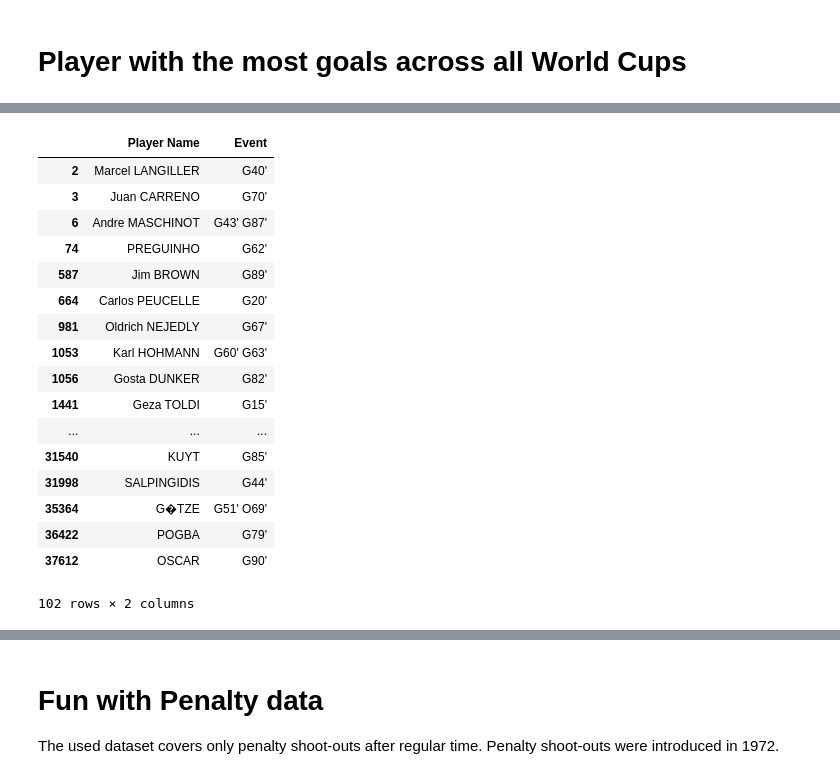
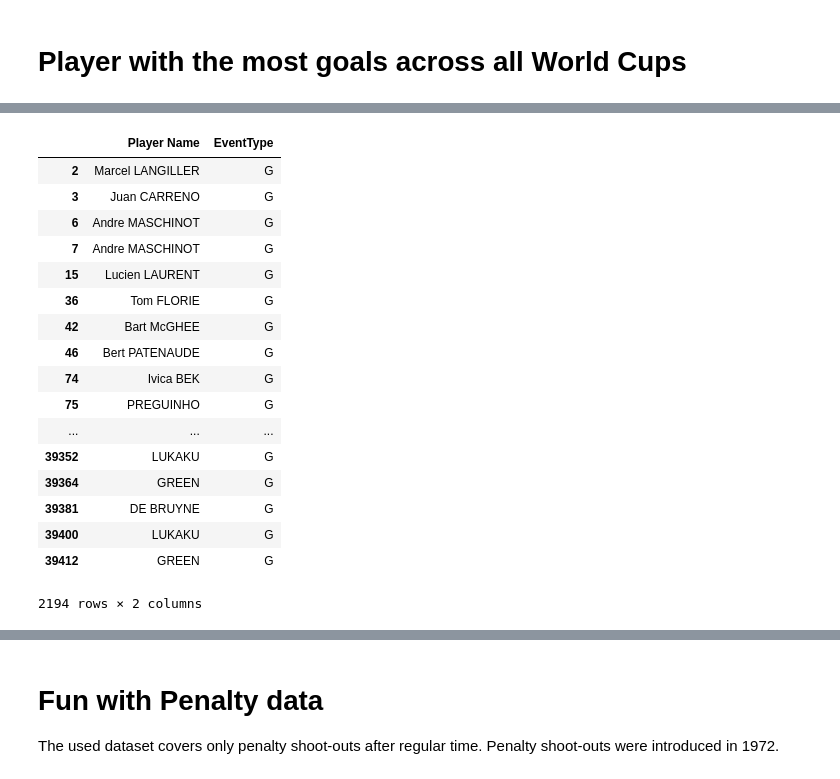
Before and after one commit to bhilprecht/ml-world-championship, a Jupyter notebook: FIFA_WM_Henrik.ipynb, the cells around one changed output, grey strips where cells are left out. Drawn from its saved outputs; the diff is of its cells as text; code cells hidden in the pictures.

```diff
--- a/FIFA_WM_Henrik.ipynb
+++ b/FIFA_WM_Henrik.ipynb
@@ -121,27 +70,30 @@ df_players_goals = df_players_goals[pd.notnull(df_players_goals['Event'])]
 # %%
-# Get only players with goals
-df_players_goals = df_players_goals[df_players_goals.Event.str.contains("G") == True]
-df_players_goals = df_players_goals[df_players_goals.Event.str.contains("P") == False]
-df_players_goals = df_players_goals[df_players_goals.Event.str.contains("I") == False]
-df_players_goals = df_players_goals[df_players_goals.Event.str.contains("Y") == False]
-df_players_goals = df_players_goals[df_players_goals.Event.str.contains("R") == False]
-df_players_goals
+df_players_goals = df_events[["Player Name", "EventType"]]
+df_players_goals = df_players_goals[df_players_goals.EventType.str.contains("G") == True]
+df_players_goals = df_players_goals[df_players_goals.EventType.str.contains("P") == False]
+df_players_goals = df_players_goals[df_players_goals.EventType.str.contains("I") == False]
+df_players_goals = df_players_goals[df_players_goals.EventType.str.contains("Y") == False]
+df_players_goals = df_players_goals[df_players_goals.EventType.str.contains("R") == False]
+df_players_goals = df_players_goals[df_players_goals.EventType.str.contains("O") == False]
+
+df_players_goals.groupby(["Player Name"])
+df_players_goals.dropna()
 # %% [output]
-|  | Player Name | Event |
-| 2 | Marcel LANGILLER | G40' |
-| 3 | Juan CARRENO | G70' |
-| 6 | Andre MASCHINOT | G43' G87' |
-| 74 | PREGUINHO | G62' |
-| 587 | Jim BROWN | G89' |
-| 664 | Carlos PEUCELLE | G20' |
-| 981 | Oldrich NEJEDLY | G67' |
-| 1053 | Karl HOHMANN | G60' G63' |
-| 1056 | Gosta DUNKER | G82' |
-| 1441 | Geza TOLDI | G15' |
+|  | Player Name | EventType |
+| 2 | Marcel LANGILLER | G |
+| 3 | Juan CARRENO | G |
+| 6 | Andre MASCHINOT | G |
+| 7 | Andre MASCHINOT | G |
+| 15 | Lucien LAURENT | G |
+| 36 | Tom FLORIE | G |
+| 42 | Bart McGHEE | G |
+| 46 | Bert PATENAUDE | G |
+| 74 | Ivica BEK | G |
+| 75 | PREGUINHO | G |
 | ... | ... | ... |
-| 31540 | KUYT | G85' |
-| 31998 | SALPINGIDIS | G44' |
-| 35364 | G�TZE | G51' O69' |
-| 36422 | POGBA | G79' |
-| 37612 | OSCAR | G90' |
+| 39352 | LUKAKU | G |
+| 39364 | GREEN | G |
+| 39381 | DE BRUYNE | G |
+| 39400 | LUKAKU | G |
+| 39412 | GREEN | G |
-102 rows × 2 columns
+2194 rows × 2 columns
```
Also changed, not shown: parts of 13 cells of this notebook.
